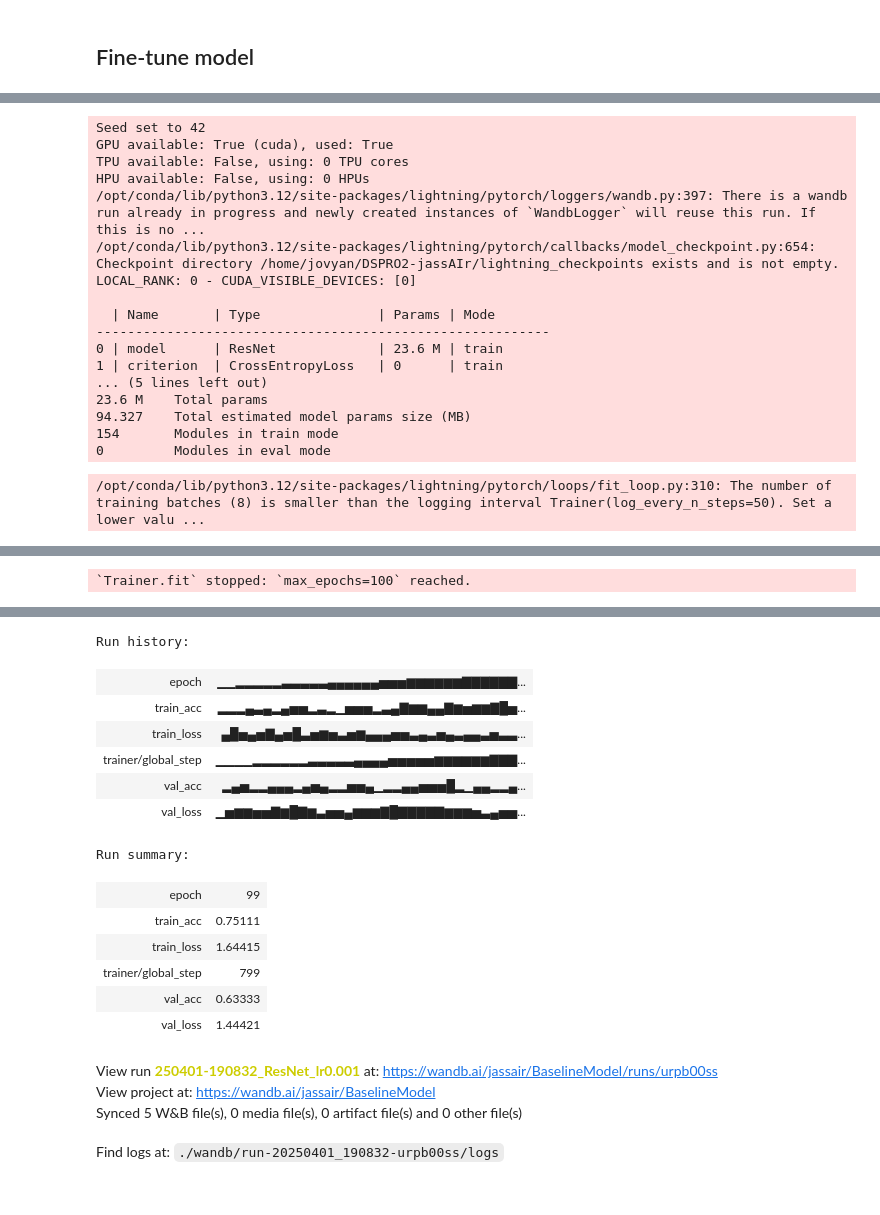
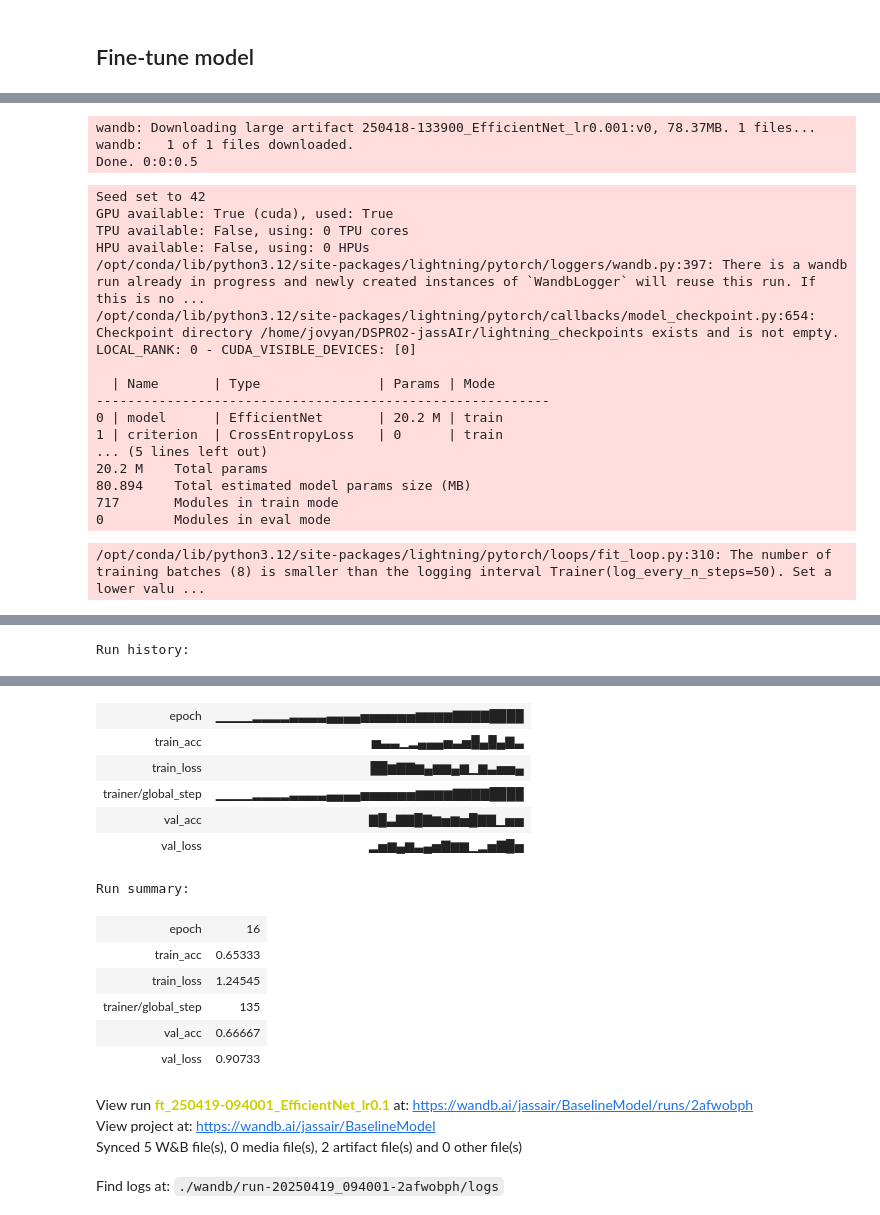
Before and after one commit to d-sbrgr/DSPRO2-jassAIr, a Jupyter notebook: baseline_model.ipynb, the cells around one changed output, grey strips where cells are left out. Cells and saved outputs as stored; diff of their text form; code cells hidden in the pictures.

Commit message:
chore: update baseline model

```diff
--- a/baseline_model.ipynb
+++ b/baseline_model.ipynb
@@ -300,5 +307,5 @@ checkpoint_path = "./lightning_checkpoints/250326-161653_ResNet_lr0.001-epoch=46
 # %%
-RUN_NAME = f"{time.strftime('%y%m%d-%H%M%S')}_{MODEL._get_name()}_lr{HYPERPARAMETERS['lr']}"
+RUN_NAME = f"ft_{time.strftime('%y%m%d-%H%M%S')}_{MODEL._get_name()}_lr{HYPERPARAMETERS['lr']}"
 wandb.init(
     entity="jassair",
     project="BaselineModel",
@@ -315,7 +322,15 @@ View run at https://wandb.ai/jassair/BaselineModel/runs/urpb00ss
+# %%
+artifact = wandb.use_artifact("jassair/BaselineModel/250418-133900_EfficientNet_lr0.001:v0", type="model")
+artifact_dir = artifact.download()
+checkpoint_path = f"{artifact_dir}/250418-133900_EfficientNet_lr0.001-epoch=71-val_acc=0.93.ckpt"
+# %% [output]
+wandb: Downloading large artifact 250418-133900_EfficientNet_lr0.001:v0, 78.37MB. 1 files...
+wandb:   1 of 1 files downloaded.
+Done. 0:0:0.5
 # %%
 checkpoint_callback = L.pytorch.callbacks.ModelCheckpoint(
     dirpath="./lightning_checkpoints",
-    filename=RUN_NAME + "-{epoch:02d}-{val_acc:.2f}",
+    filename=RUN_NAME + "_{epoch:02d}_{val_acc:.2f}",
     monitor="val_acc",
     save_last=True,
     mode="max"
@@ -324,7 +339,7 @@ checkpoint_callback = L.pytorch.callbacks.ModelCheckpoint(
 early_stopping_callback = L.pytorch.callbacks.EarlyStopping(
     monitor="val_acc",
     min_delta=0.005, # Increase accuracy by at least 0.5%
-    patience=400,
+    patience=15,
     mode="max"
 )
 # %%
@@ -341,7 +356,11 @@ model = ImageClassifier.load_from_checkpoint(
     weight_decay=wandb.config.get("wd"),
     finetune_only=wandb.config.get("ft_only"),
 )
+model.configure_optimizers()
 trainer.fit(model, train_loader, val_loader)
+artifact = wandb.Artifact(RUN_NAME, type='model')
+artifact.add_file(checkpoint_callback.best_model_path)
+wandb.log_artifact(artifact)
 wandb.finish()
 # %% [output]
 Seed set to 42
@@ -354,11 +373,11 @@ LOCAL_RANK: 0 - CUDA_VISIBLE_DEVICES: [0]
 
   | Name       | Type               | Params | Mode
 ----------------------------------------------------------
-0 | model      | ResNet             | 23.6 M | train
+0 | model      | EfficientNet       | 20.2 M | train
 1 | criterion  | CrossEntropyLoss   | 0      | train
 ... (5 lines left out)
-23.6 M    Total params
-94.327    Total estimated model params size (MB)
-154       Modules in train mode
+20.2 M    Total params
+80.894    Total estimated model params size (MB)
+717       Modules in train mode
 0         Modules in eval mode
 /opt/conda/lib/python3.12/site-packages/lightning/pytorch/loops/fit_loop.py:310: The number of training batches (8) is smaller than the logging interval Trainer(log_every_n_steps=50). Set a lower valu ...
@@ -365 +385 @@ LOCAL_RANK: 0 - CUDA_VISIBLE_DEVICES: [0]
-`Trainer.fit` stopped: `max_epochs=100` reached.
+Run history:
@@ -367,18 +386,17 @@ LOCAL_RANK: 0 - CUDA_VISIBLE_DEVICES: [0]
+| epoch | ▁▁▁▁▂▂▂▂▃▃▃▃▄▄▄▄▅▅▅▅▅▅▆▆▆▆▇▇▇▇████ |
+| train_acc | ▅▃▃▁▂▄▄▄▅▃▅█▄█▄▇▃ |
+| train_loss | ██▆▇▇▆▄▆▆▄▆▁▆▃▅▅▄ |
+| trainer/global_step | ▁▁▁▁▂▂▂▂▃▃▃▃▄▄▄▄▅▅▅▅▅▅▆▆▆▆▇▇▇▇████ |
+| val_acc | ▇█▃▇▇█▇▆▅▆▅█▇▇▁▅▅ |
+| val_loss | ▂▅▆▄▆▃▄▅▇▆▆▁▂▅▇█▅ |
-Run history:
+Run summary:
-| epoch | ▁▁▂▂▂▂▂▃▃▃▃▃▄▄▄▄▄▄▅▅▅▆▆▆▆▆▆▇▇▇▇▇▇... |
-| train_acc | ▂▂▂▄▃▄▂▄▅▅▂▃▂▁▅▅▅▂▃▄▇▆▆▄▄▇▆▅▆▆▇█▅... |
-| train_loss | ▄█▅▄▅▇▄▅█▃▅▆▅▃▅▆▄▄▄▅▅▃▄▃▅▄▃▄▄▃▅▃▃... |
-| trainer/global_step | ▁▁▁▁▂▂▂▂▂▂▃▃▃▃▃▄▄▄▄▅▅▅▅▅▆▆▆▆▆▆▇▇▇... |
-| val_acc | ▂▄▅▂▂▄▄▄▂▄▅▄▂▂▅▅▄▁▂▂▄▄▅▅▅█▂▁▄▄▂▂▄... |
-| val_loss | ▁▅▆▆▅▅▇▆█▇▆▃▅▅▄▆▆▆▇█▇▇▇▇▇▆▆▆▅▃▄▅▅... |
-Run summary:
-| epoch | 99 |
-| train_acc | 0.75111 |
-| train_loss | 1.64415 |
-| trainer/global_step | 799 |
-| val_acc | 0.63333 |
-| val_loss | 1.44421 |
+| epoch | 16 |
+| train_acc | 0.65333 |
+| train_loss | 1.24545 |
+| trainer/global_step | 135 |
+| val_acc | 0.66667 |
+| val_loss | 0.90733 |
-View run 250401-190832_ResNet_lr0.001 at: https://wandb.ai/jassair/BaselineModel/runs/urpb00ss
+View run ft_250419-094001_EfficientNet_lr0.1 at: https://wandb.ai/jassair/BaselineModel/runs/2afwobph
 View project at: https://wandb.ai/jassair/BaselineModel
-Synced 5 W&B file(s), 0 media file(s), 0 artifact file(s) and 0 other file(s)
+Synced 5 W&B file(s), 0 media file(s), 2 artifact file(s) and 0 other file(s)
-Find logs at: ./wandb/run-20250401_190832-urpb00ss/logs
+Find logs at: ./wandb/run-20250419_094001-2afwobph/logs
```
Also changed, not shown: parts of 7 cells of this notebook.
